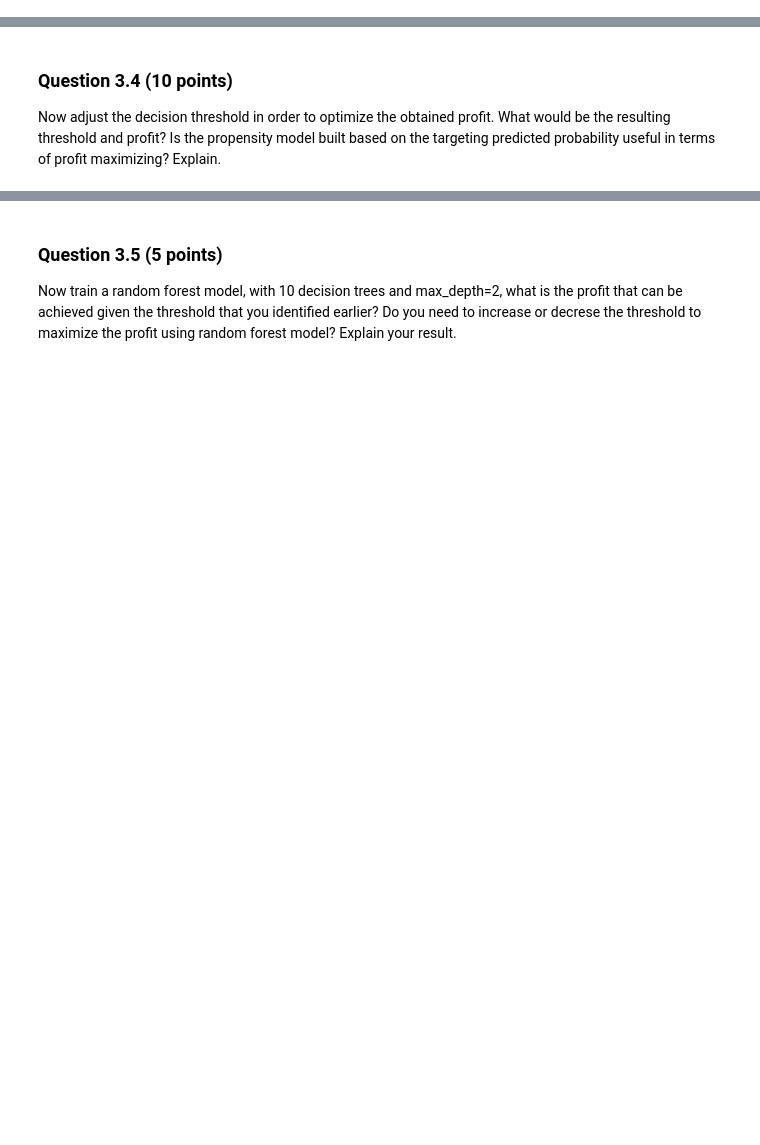
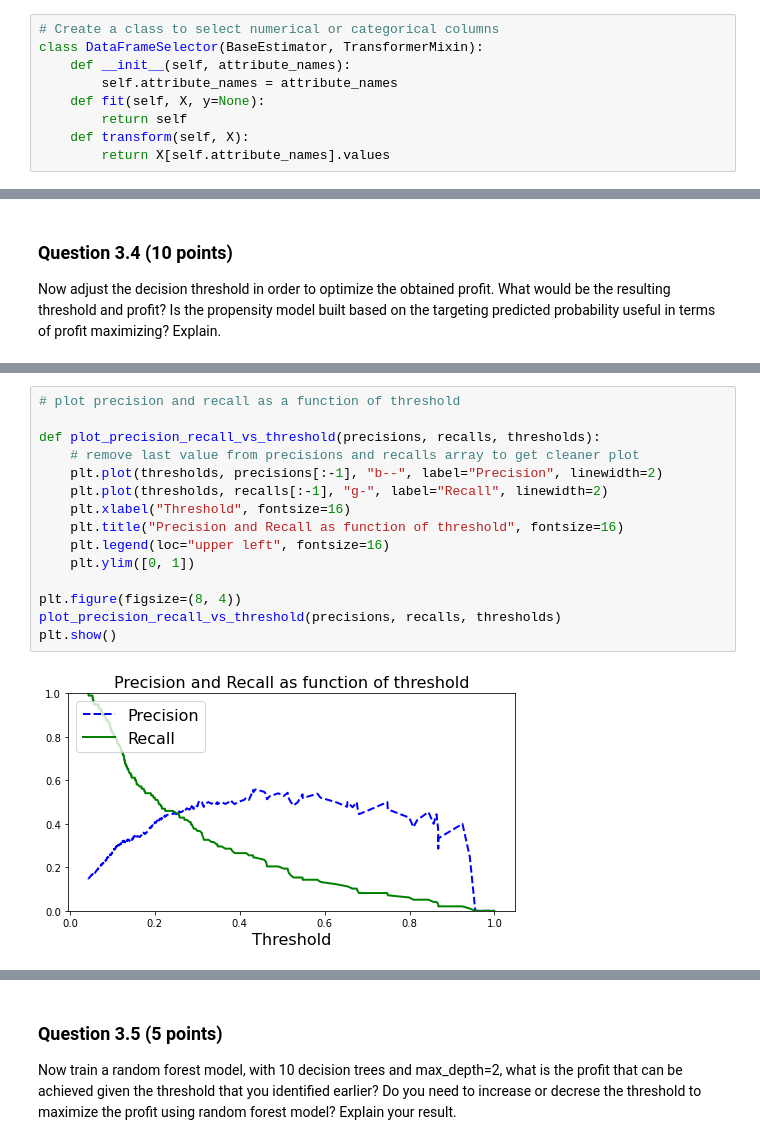
Before and after one commit to calculator3000/ml-assignment-1, a Jupyter notebook: 2487_2223_Assignment1.ipynb, the cells around one changed output, grey strips where cells are left out. Drawn from its saved outputs; the diff is of its cells as text; blank space fills up the shorter version.

```diff
--- a/2487_2223_Assignment1.ipynb
+++ b/2487_2223_Assignment1.ipynb
@@ -543,3 +558,12 @@ set_config(display="diagram")
+# %%
+# Create a class to select numerical or categorical columns
+class DataFrameSelector(BaseEstimator, TransformerMixin):
+    def __init__(self, attribute_names):
+        self.attribute_names = attribute_names
+    def fit(self, X, y=None):
+        return self
+    def transform(self, X):
+        return X[self.attribute_names].values
 # %%
 seed = 42
 
@@ -634,0 +934,17 @@ Now adjust the decision threshold in order to optimize the obtained profit. What
+# %%
+# plot precision and recall as a function of threshold
+
+def plot_precision_recall_vs_threshold(precisions, recalls, thresholds):
+    # remove last value from precisions and recalls array to get cleaner plot
+    plt.plot(thresholds, precisions[:-1], "b--", label="Precision", linewidth=2)
+    plt.plot(thresholds, recalls[:-1], "g-", label="Recall", linewidth=2)
+    plt.xlabel("Threshold", fontsize=16)
+    plt.title("Precision and Recall as function of threshold", fontsize=16)
+    plt.legend(loc="upper left", fontsize=16)
+    plt.ylim([0, 1])
+
+plt.figure(figsize=(8, 4))
+plot_precision_recall_vs_threshold(precisions, recalls, thresholds)
+plt.show()
+# %% [output]
+[figure, added]
```
Also changed, not shown: parts of 47 cells of this notebook.
